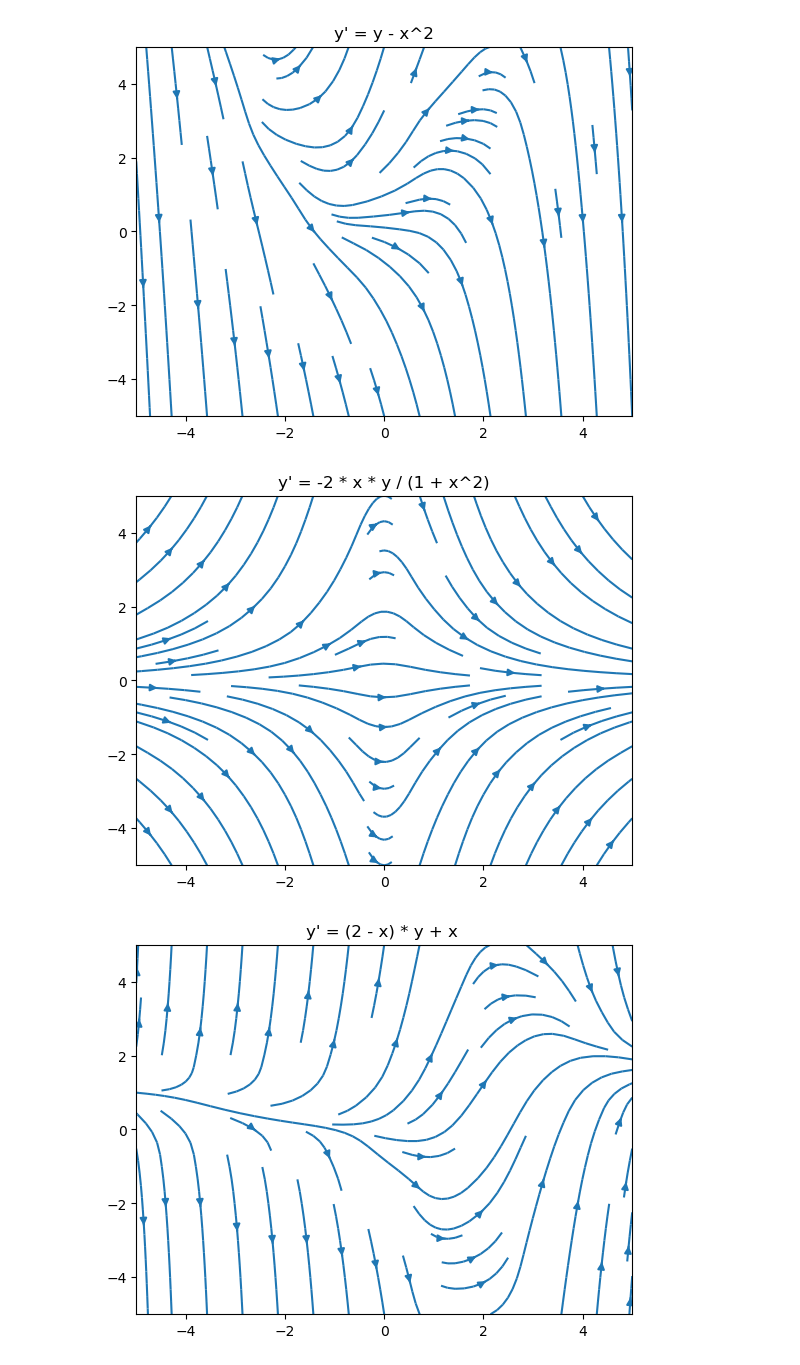
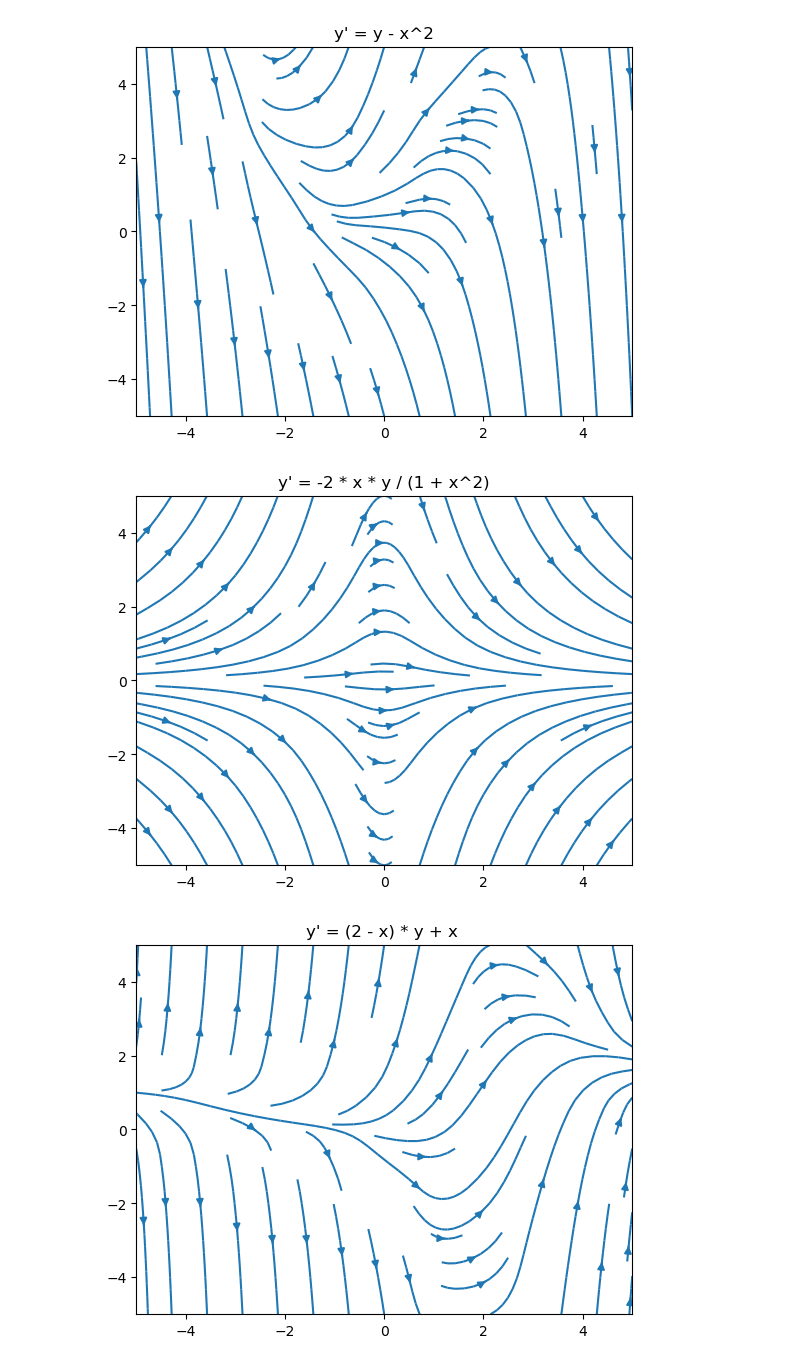
Before and after one commit to gjover/modelitzacio, a Jupyter notebook: notebooks/Equacions_diferencials.ipynb, the cells around one changed output. Saved outputs shown, nothing was run; the diff lists cells and outputs as text; code cells hidden in the pictures.

```diff
--- a/notebooks/Equacions_diferencials.ipynb
+++ b/notebooks/Equacions_diferencials.ipynb
@@ -34,22 +33,21 @@ plt.show()
 # %%
 # Meshgrid
 x, y = np.meshgrid(np.linspace(-5, 5, 10),
                    np.linspace(-5, 5, 10))
 
 # Pendent
 yp = -2 * x * y / (1 + x**2)
 
 # Vectors directors
-nor = np.sqrt(yp**2 + 1)
-u = 1/nor
-v = yp/nor
+v = -2 * x * y
+u = (1 + x**2)
 
 # Streamline
 plt.streamplot(x,y,u,v, density=[0.5, 1])
 plt.title('y\' = -2 * x * y / (1 + x^2)')
 plt.show()
 # %% [output]
-[figure, old version]
+[figure, new version]
 # %%
 # Meshgrid
 x, y = np.meshgrid(np.linspace(-5, 5, 10),
```
Also changed, not shown: parts of 5 cells of this notebook, 1 other file.
